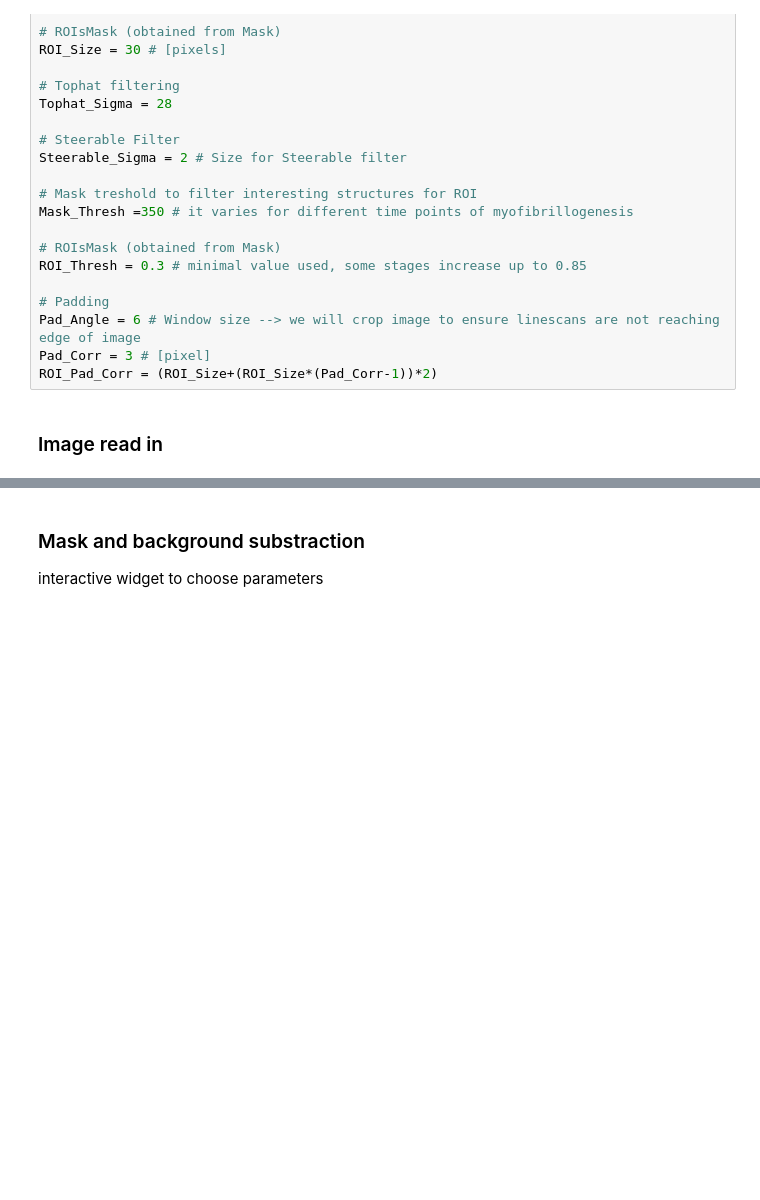
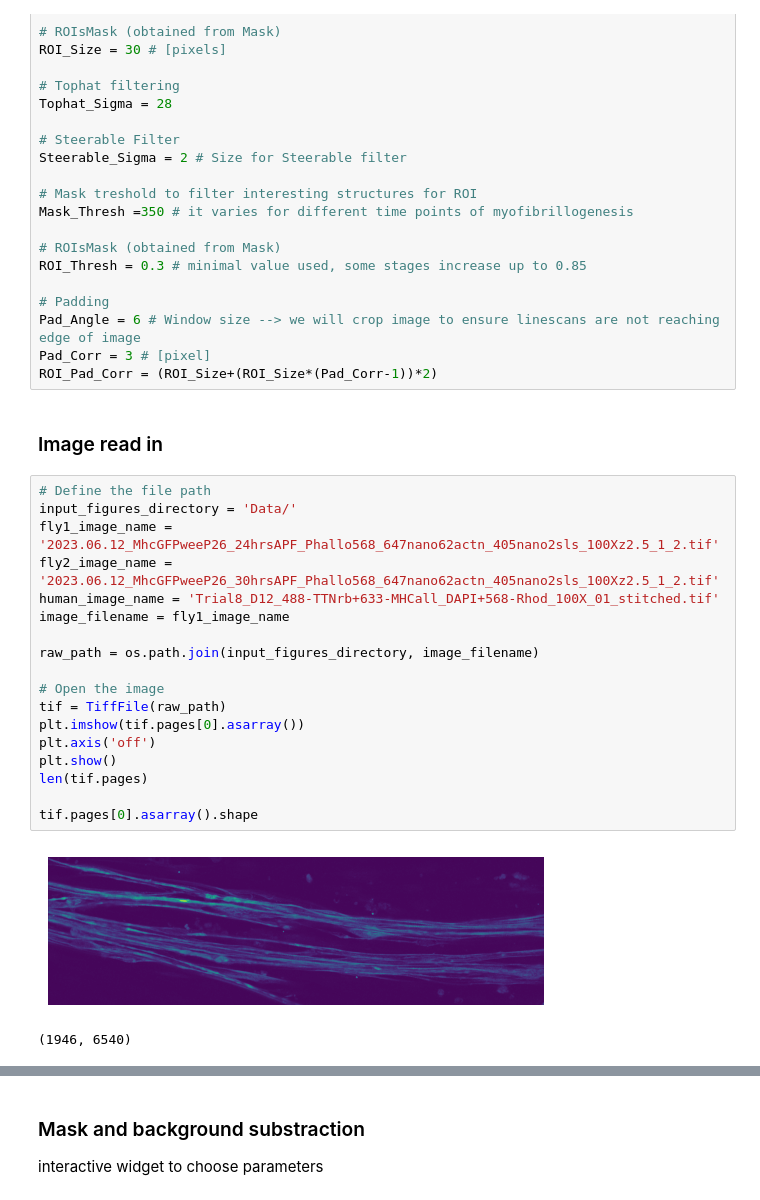
Before and after one commit to Roland0206/Capstone, a Jupyter notebook: test.ipynb, the cells around one changed output, grey strips where cells are left out. Drawn from its saved outputs; the diff is of its cells as text; blank space fills up the shorter version.

```diff
--- a/test.ipynb
+++ b/test.ipynb
@@ -50,6 +50,27 @@ Pad_Corr = 3 # [pixel]
 ROI_Pad_Corr = (ROI_Size+(ROI_Size*(Pad_Corr-1))*2)
 # %% [markdown]
 ### Image read in
+# %%
+# Define the file path
+input_figures_directory = 'Data/'
+fly1_image_name = '2023.06.12_MhcGFPweeP26_24hrsAPF_Phallo568_647nano62actn_405nano2sls_100Xz2.5_1_2.tif'
+fly2_image_name = '2023.06.12_MhcGFPweeP26_30hrsAPF_Phallo568_647nano62actn_405nano2sls_100Xz2.5_1_2.tif'
+human_image_name = 'Trial8_D12_488-TTNrb+633-MHCall_DAPI+568-Rhod_100X_01_stitched.tif'
+image_filename = fly1_image_name
+
+raw_path = os.path.join(input_figures_directory, image_filename)
+
+# Open the image
+tif = TiffFile(raw_path)
+plt.imshow(tif.pages[0].asarray())
+plt.axis('off')
+plt.show()
+len(tif.pages)
+
+tif.pages[0].asarray().shape
+# %% [output]
+[figure, added]
+(1946, 6540)
 # %%
 # Define the file path
 input_figures_directory = 'Data/'
```
Also changed, not shown: parts of 8 cells of this notebook, 12 other files.
